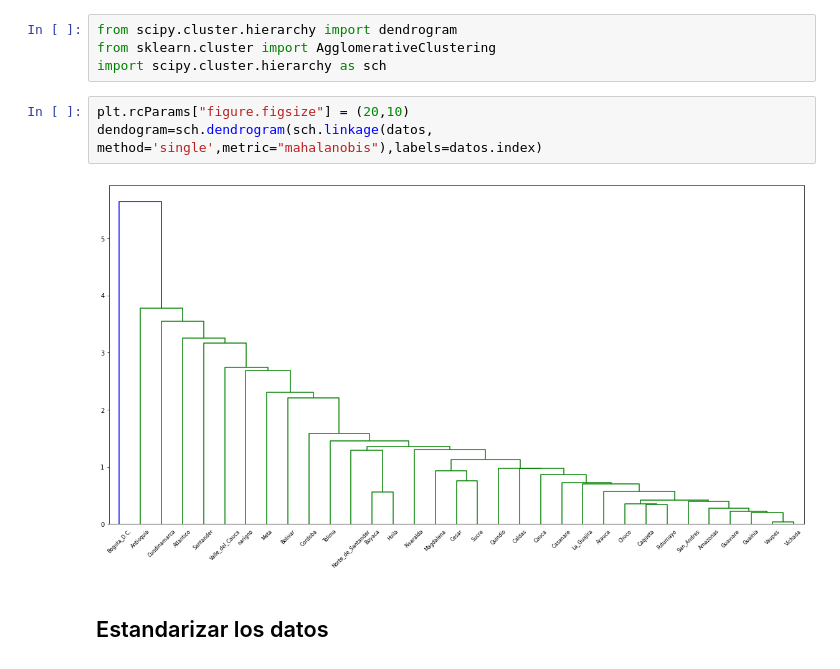
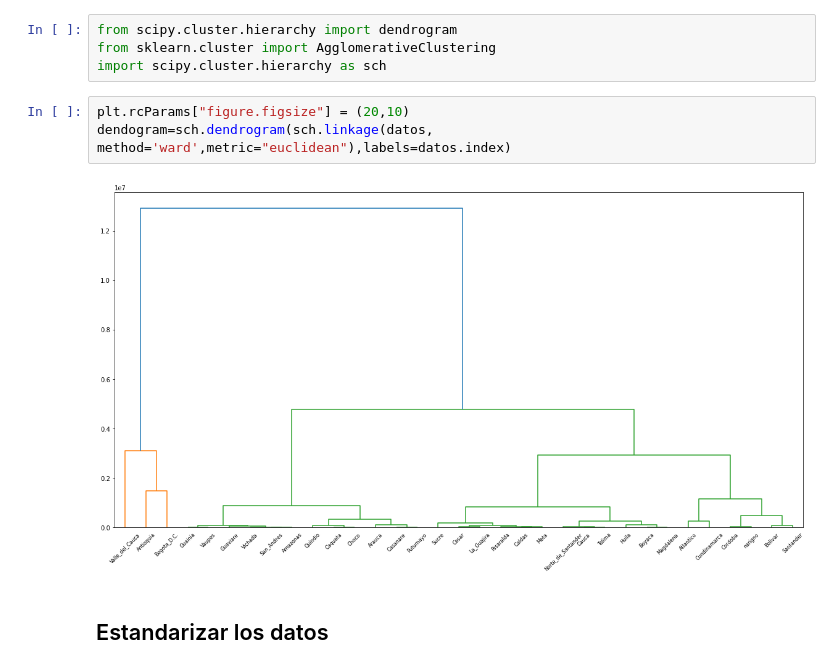
Before and after one commit to madcentral/metodosestadisticos, a Jupyter notebook: cuadernos/6. Cluster jerarquico (1).ipynb, the cells around one changed output. Saved outputs shown, nothing was run; the diff lists cells and outputs as text.

```diff
--- a/cuadernos/6. Cluster jerarquico (1).ipynb
+++ b/cuadernos/6. Cluster jerarquico (1).ipynb
@@ -72,9 +72,9 @@ from sklearn.cluster import AgglomerativeClustering
 import scipy.cluster.hierarchy as sch
 # %%
 plt.rcParams["figure.figsize"] = (20,10)
-dendogram=sch.dendrogram(sch.linkage(datos, method='single',metric="mahalanobis"),labels=datos.index)
+dendogram=sch.dendrogram(sch.linkage(datos, method='ward',metric="euclidean"),labels=datos.index)
 # %% [output]
-[figure, old version]
+[figure, new version]
 # %% [markdown]
 ## Estandarizar los datos
 # %%
```
Also changed, not shown: parts of 4 cells of this notebook, 7 other files.
